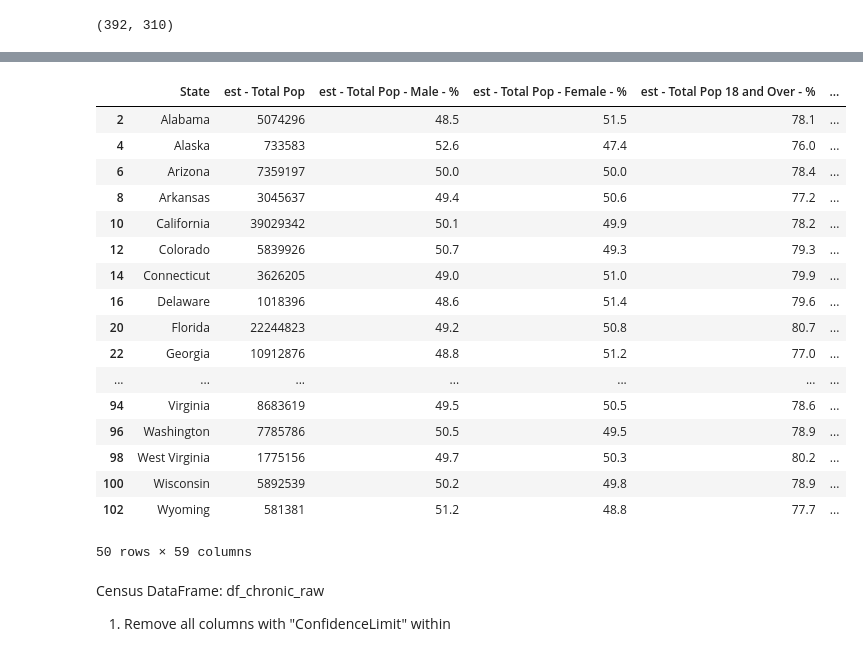
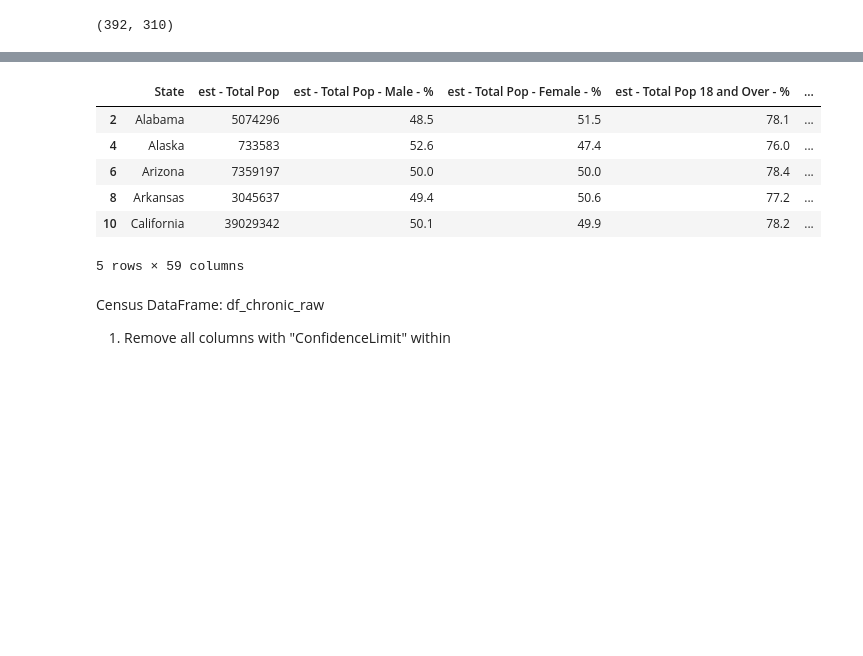
Before and after one commit to duhoang920/siads_593_milestone_1, a Jupyter notebook: main.ipynb, the cells around one changed output, grey strips where cells are left out. Cells and saved outputs as stored; diff of their text form; code cells hidden in the pictures; blank space fills up the shorter version.

```diff
--- a/main.ipynb
+++ b/main.ipynb
@@ -190,26 +150,15 @@ display(df_state_only_estimate_updated)
 # %%
 # Convert all values within the census DataFrame into Numerical value except for the "State" column.
 df_census_final = numeric_converter(df_state_only_estimate_updated, 1)
-display(df_census_final)
+display(df_census_final.head())
 # %% [output]
 |  | State | est - Total Pop | est - Total Pop - Male - % | est - Total Pop - Female - % | est - Total Pop 18 and Over - % | ... |
 | 2 | Alabama | 5074296 | 48.5 | 51.5 | 78.1 | ... |
 | 4 | Alaska | 733583 | 52.6 | 47.4 | 76.0 | ... |
 | 6 | Arizona | 7359197 | 50.0 | 50.0 | 78.4 | ... |
 | 8 | Arkansas | 3045637 | 49.4 | 50.6 | 77.2 | ... |
 | 10 | California | 39029342 | 50.1 | 49.9 | 78.2 | ... |
-| 12 | Colorado | 5839926 | 50.7 | 49.3 | 79.3 | ... |
-| 14 | Connecticut | 3626205 | 49.0 | 51.0 | 79.9 | ... |
-| 16 | Delaware | 1018396 | 48.6 | 51.4 | 79.6 | ... |
-| 20 | Florida | 22244823 | 49.2 | 50.8 | 80.7 | ... |
-| 22 | Georgia | 10912876 | 48.8 | 51.2 | 77.0 | ... |
-| ... | ... | ... | ... | ... | ... | ... |
-| 94 | Virginia | 8683619 | 49.5 | 50.5 | 78.6 | ... |
-| 96 | Washington | 7785786 | 50.5 | 49.5 | 78.9 | ... |
-| 98 | West Virginia | 1775156 | 49.7 | 50.3 | 80.2 | ... |
-| 100 | Wisconsin | 5892539 | 50.2 | 49.8 | 78.9 | ... |
-| 102 | Wyoming | 581381 | 51.2 | 48.8 | 77.7 | ... |
-50 rows × 59 columns
+5 rows × 59 columns
 # %% [markdown]
 Census DataFrame: df_chronic_raw
 1. Remove all columns with "ConfidenceLimit" within
```
Also changed, not shown: parts of 11 cells of this notebook, 1 other file.
